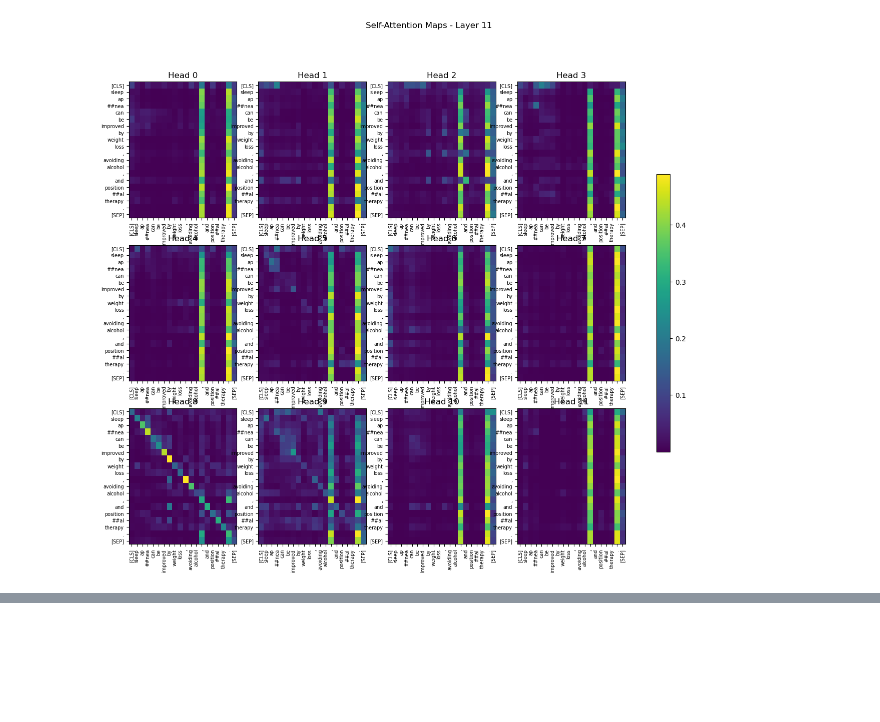
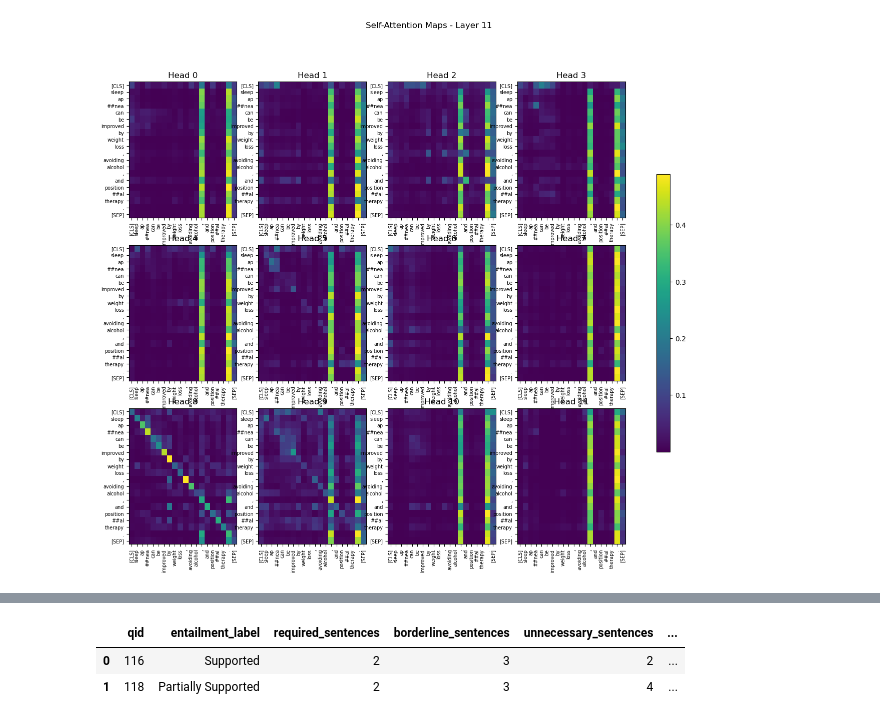
Before and after one commit to alexandreffs/nlpProject, a Jupyter notebook: project_phase2.ipynb, the cells around one changed output, grey strips where cells are left out. Cells and saved outputs as stored; diff of their text form; code cells hidden in the pictures; blank space fills up the shorter version.

Commit message:
phase 2 complete

```diff
--- a/project_phase2.ipynb
+++ b/project_phase2.ipynb
@@ -325,5 +201,0 @@ Error:
-# %%
-def generate_answer(question, context, llm_client):
-    prompt = build_answer_prompt(question, context)
-    response = llm_client(prompt)
-    return response.strip()
@@ -883,0 +362,15 @@ Error:
+# %%
+# ============================================================
+# Inspect selected reference sentences
+# ============================================================
+
+example_qid = next(iter(phase2_reference_sentences))
+
+print("QID:", example_qid)
+print("Query:", BEST_QUERIES[example_qid])
+
+for doc in phase2_reference_sentences[example_qid]:
+    print("\nPMID:", doc["pmid"])
+    print("Title:", doc["title"])
+    for s in doc["selected_sentences"]:
+        print(f"- Score {s['cross_encoder_score']:.4f}: {s['sentence']}")
@@ -883,0 +695,27 @@ Error:
+# %%
+# ============================================================
+# Summary tables for report
+# ============================================================
+import pandas as pd
+
+rows = []
+
+for qid, item in phase2_judge_results.items():
+    labels = [x["judge_label"] for x in item["sentence_judgments"]]
+
+    rows.append({
+        "qid": qid,
+        "entailment_label": item["entailment_label"],
+        "required_sentences": labels.count("Required"),
+        "borderline_sentences": labels.count("Borderline"),
+        "unnecessary_sentences": labels.count("Unnecessary"),
+        "inappropriate_sentences": labels.count("Inappropriate"),
+        "total_reference_sentences": len(labels)
+    })
+
+phase2_summary_df = pd.DataFrame(rows)
+phase2_summary_df.head()
+# %% [output]
+|  | qid | entailment_label | required_sentences | borderline_sentences | unnecessary_sentences | ... |
+| 0 | 116 | Supported | 2 | 3 | 2 | ... |
+| 1 | 118 | Partially Supported | 2 | 3 | 4 | ... |
```
Also changed, not shown: parts of 52 cells of this notebook, 5 other files.
